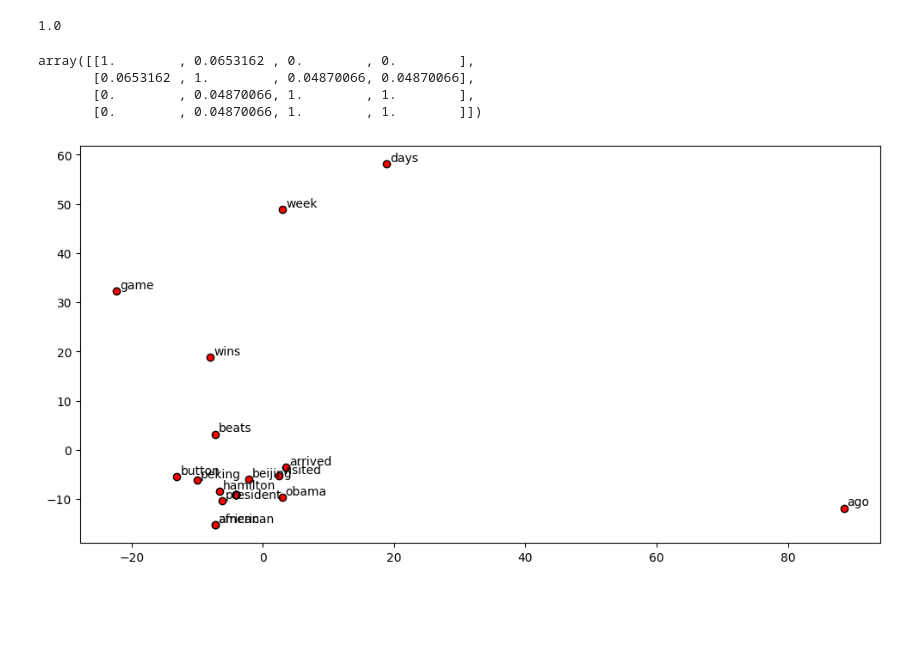
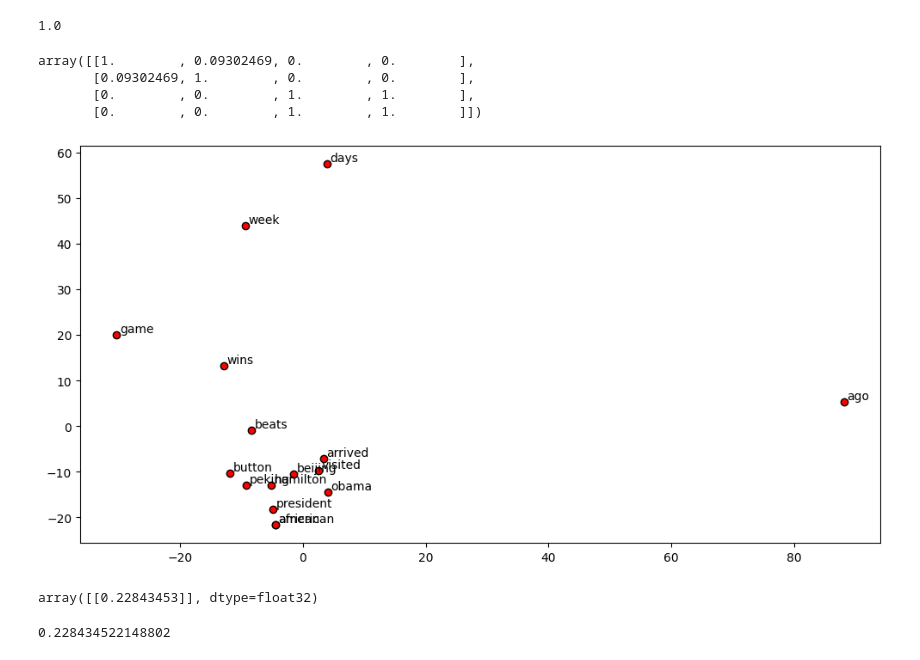
Before and after one commit to ak-malone/NLU, a Jupyter notebook: examples.ipynb, the cells around one changed output. Cells and saved outputs as stored; diff of their text form; code cells hidden in the pictures; blank space fills up the shorter version.

```diff
--- a/examples.ipynb
+++ b/examples.ipynb
@@ -415,16 +416,24 @@ overlap:  {'the', 'Button', 'Hamilton', 'wins', 'beats', 'game', 'and'}
 Total words:  7
 1.0
 # %%
-vec = TfidfVectorizer(smooth_idf=False)
+vec = TfidfVectorizer(smooth_idf=False,stop_words="english")
 tfidf_mat = vec.fit_transform(example_sentences)
 # %%
 cosine_similarity(tfidf_mat)
 # %% [output]
-array([[1.        , 0.0653162 , 0.        , 0.        ],
-       [0.0653162 , 1.        , 0.04870066, 0.04870066],
-       [0.        , 0.04870066, 1.        , 1.        ],
-       [0.        , 0.04870066, 1.        , 1.        ]])
+array([[1.        , 0.09302469, 0.        , 0.        ],
+       [0.09302469, 1.        , 0.        , 0.        ],
+       [0.        , 0.        , 1.        , 1.        ],
+       [0.        , 0.        , 1.        , 1.        ]])
 # %%
-display_pca_scatterplot(nlp, [remove_stopwords(word) for word in vec.get_feature_names_out()])
+display_pca_scatterplot(nlp, vec.get_feature_names_out().tolist())
 # %% [output]
-[figure, old version]
+[figure, new version]
+# %%
+cosine_similarity([nlp("king").vector], [nlp("girl").vector])
+# %% [output]
+array([[0.22843453]], dtype=float32)
+# %%
+nlp("king").similarity(nlp("girl"))
+# %% [output]
+0.228434522148802
```
Also changed, not shown: parts of 8 cells of this notebook.
